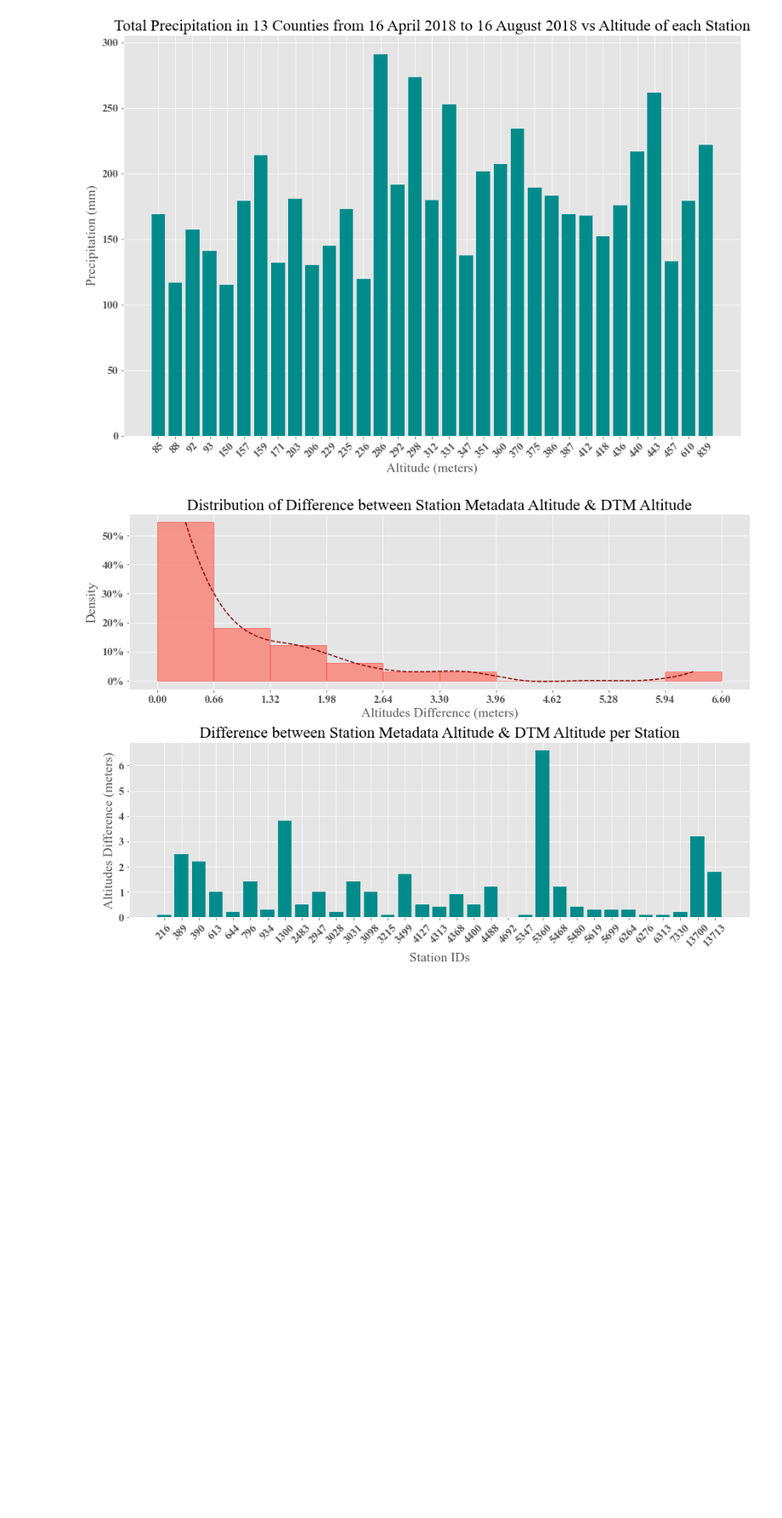
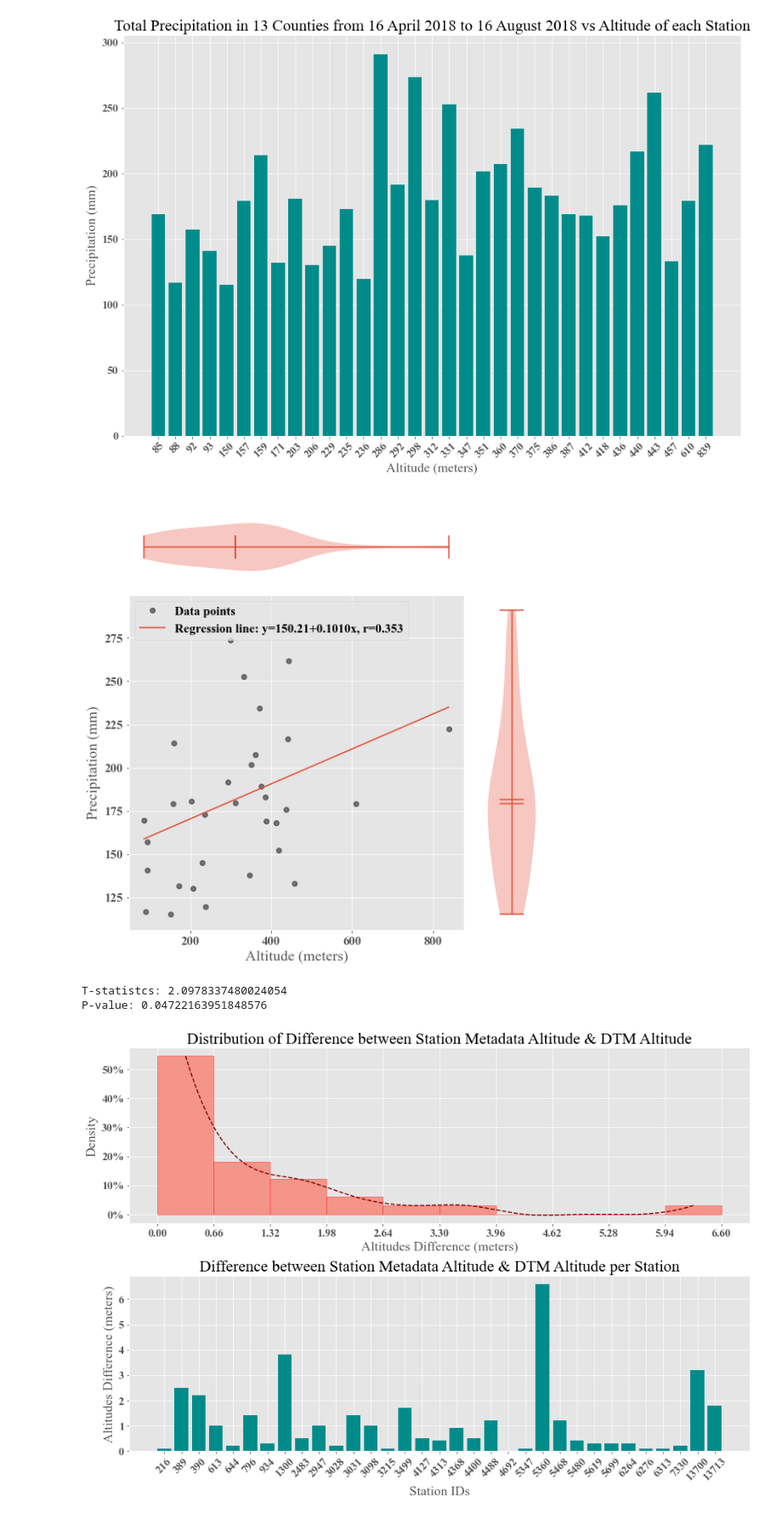
Before and after one commit to AshikMahmud/GeoInformatics_WS2021, a Jupyter notebook: Exercise 5/Task5.ipynb, the cells around one changed output. Shown: that part at 85% size. Cells and saved outputs as stored; diff of their text form; code cells hidden in the pictures; blank space fills up the shorter version.

```diff
--- a/Exercise 5/Task5.ipynb
+++ b/Exercise 5/Task5.ipynb
@@ -368,6 +369,73 @@ plt.title('Total Precipitation in 13 Counties from 16 April 2018 to'
 plt.show()
 # %% [output]
 [figure]
+# %%
+# Total precipitation vs Altitude regression plot
+def regression_plot():
+    x = df_total_prec_sorted['altitude']
+    y = df_total_prec_sorted['4_months_precp']
+
+    cor_coef = x.corr(y)
+
+    left = 0.1
+    bottom = 0.1
+    top = 0.8
+    right = 0.8
+    slope, intercept, r, p, stderr = scipy.stats.linregress(x, y)
+    line = f'Regression line: y={intercept:.2f}+{slope:.4f}x, r={cor_coef:.3f}'
+    font = {'family': 'Times New Roman', 'weight': 'bold', 'size': 15}
+    plt.rc('font', **font)
+    plt.figure(figsize=(8, 8))
+
+    main_ax = plt.axes([left,bottom,right-left,top-bottom])
+    # create axes to the top and right of the main axes and hide them
+    top_ax = plt.axes([left, top, right - left, 1-top])
+    plt.axis('off')
+    right_ax = plt.axes([right, bottom, 1-right, top-bottom])
+    plt.axis('off')
+    main_ax.plot(x,  y, 'ko', alpha=0.5, linewidth=3.0, label='Data points')
+    right_ax.violinplot(y, positions=[0], widths=1., showmedians=True,  showmeans=True)
+    top_ax.violinplot(x, positions=[0], vert=False, widths=1., showmedians=True, showmeans=True)
+    # set the limits to the box axes
+    top_ax.set_xlim(main_ax.get_xlim())
+    top_ax.set_ylim(-1,1)
+    right_ax.set_ylim(main_ax.get_ylim())
+    right_ax.set_xlim(-1,1)
+
+    y_est = intercept + slope * x
+    main_ax.plot(x, y_est, label=line)
+    #main_ax.fill_between(x, y_est - y_err, y_est + y_err, alpha=0.2)
+    main_ax.set_xlabel('Altitude (meters)')
+    main_ax.set_ylabel('Precipitation (mm)')
+    main_ax.legend(loc='upper left')
+
+    plt.show()
+
+
+def calc_tstat_pearson(pearson_coff, sample_size):
+    t = (pearson_coff * np.sqrt(sample_size-2))/np.sqrt(1-(pearson_coff**2))
+    return t
+
+
+def pearson_cor_test():
+    x = df_total_prec_sorted['altitude']
+    y = df_total_prec_sorted['4_months_precp']
+    if len(x) != len(y):
+        return 1
+    data_size = len(x)
+    cor_coef = x.corr(y)
+    t_statistics = calc_tstat_pearson(cor_coef, data_size)
+    p_value = scipy.stats.t.pdf(t_statistics, df=data_size-1)
+    print('T-statistcs: {}'.format(t_statistics))
+    print('P-value: {}'.format(p_value))
+
+
+regression_plot()
+pearson_cor_test()
+# %% [output]
+[figure, added]
+T-statistcs: 2.0978337480024054
+P-value: 0.04722163951848576
 # %%
 # Comparison of station altitude from Station Metadata file VS altitudes from DTM
 # Upload file containing both Station Metadata Altitude vs DTM Altitude
```
Also changed, not shown: parts of 2 cells of this notebook, 1 other file.
